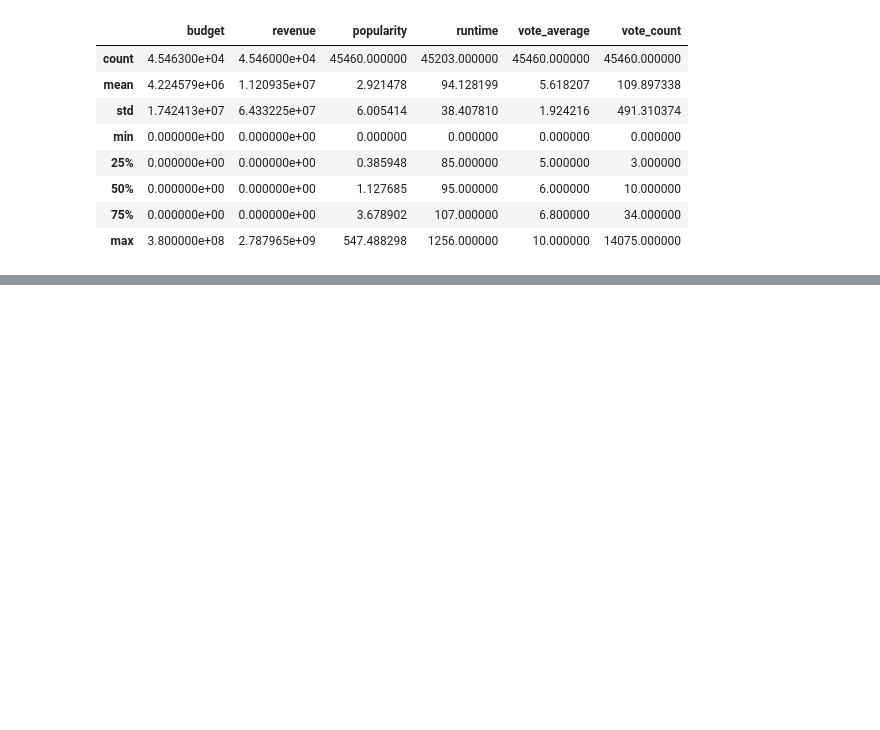
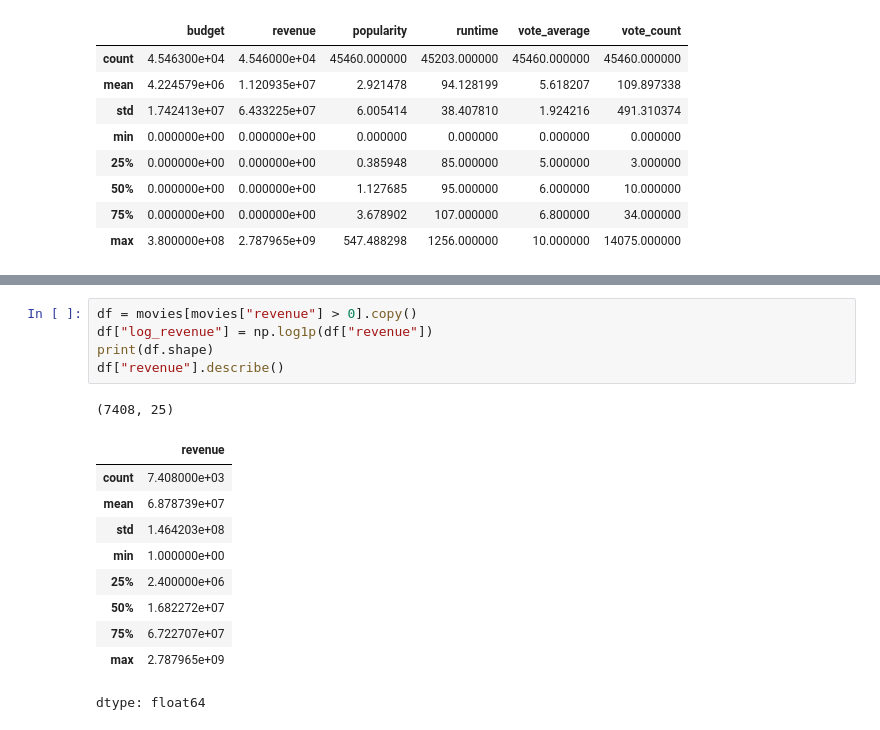
Before and after one commit to QuentinMourier/AAA_ml_project, a Jupyter notebook: movies_model.ipynb, the cells around one changed output, grey strips where cells are left out. Cells and saved outputs as stored; diff of their text form; blank space fills up the shorter version.

```diff
--- a/movies_model.ipynb
+++ b/movies_model.ipynb
@@ -92,0 +97,17 @@ movies[["budget", "revenue", "popularity", "runtime", "vote_average", "vote_coun
+# %%
+df = movies[movies["revenue"] > 0].copy()
+df["log_revenue"] = np.log1p(df["revenue"])
+print(df.shape)
+df["revenue"].describe()
+# %% [output]
+(7408, 25)
+|  | revenue |
+| count | 7.408000e+03 |
+| mean | 6.878739e+07 |
+| std | 1.464203e+08 |
+| min | 1.000000e+00 |
+| 25% | 2.400000e+06 |
+| 50% | 1.682272e+07 |
+| 75% | 6.722707e+07 |
+| max | 2.787965e+09 |
+dtype: float64
```
Also changed, not shown: parts of 3 cells of this notebook.
